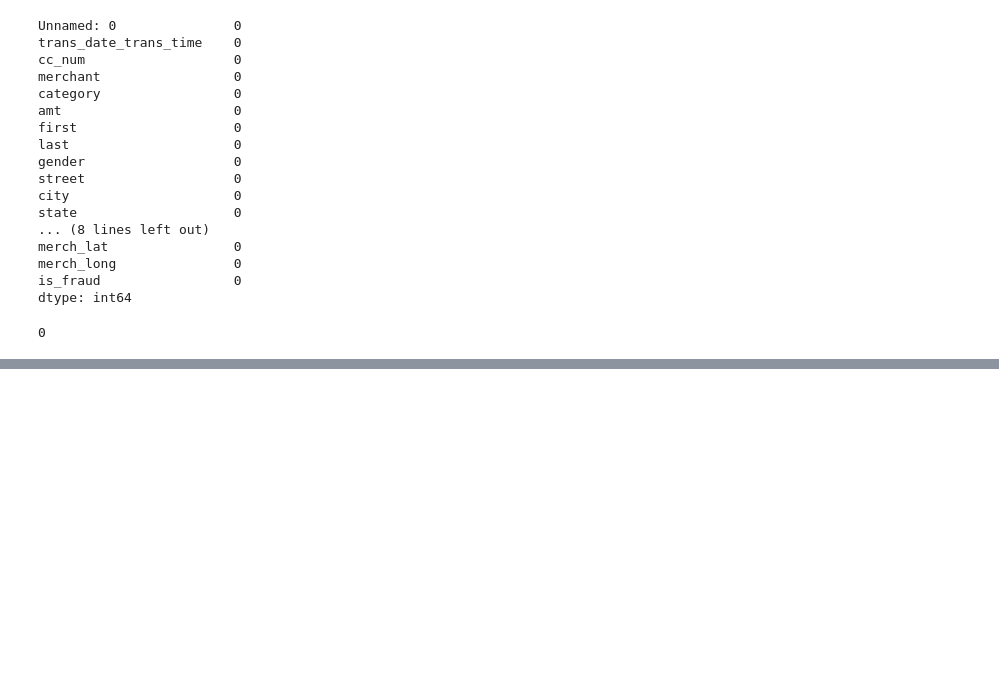
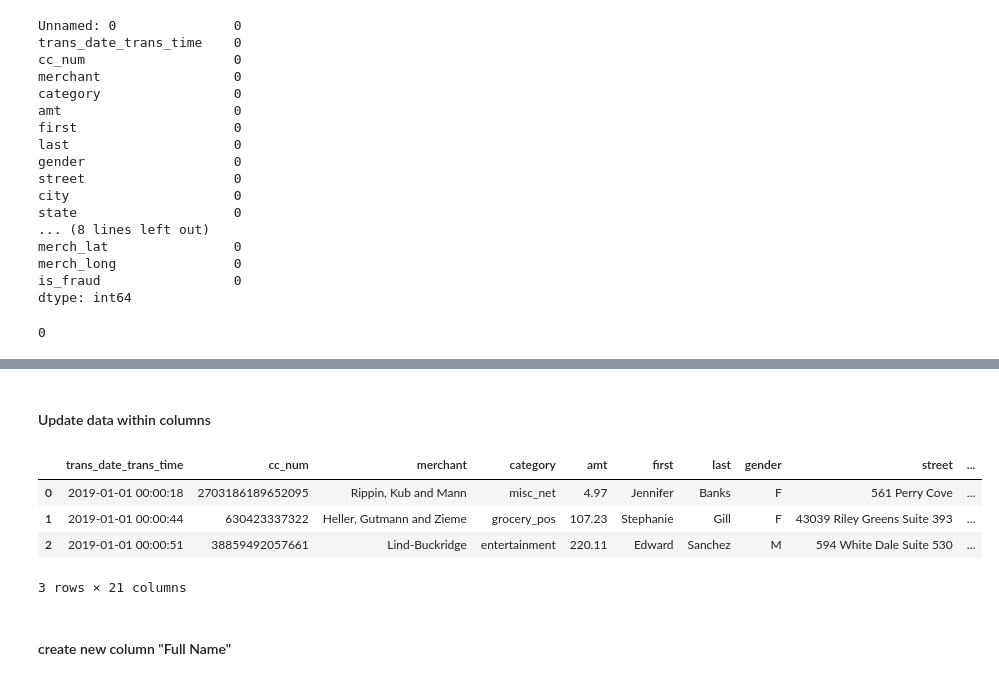
Before and after one commit to josie52123/credit_card_fraud_detection, a Jupyter notebook: EDA.ipynb, the cells around one changed output, grey strips where cells are left out. Drawn from its saved outputs; the diff is of its cells as text; code cells hidden in the pictures; blank space fills up the shorter version.

```diff
--- a/EDA.ipynb
+++ b/EDA.ipynb
@@ -73,0 +93,6 @@ df.duplicated().sum()
+# %%
+df['trans_date_trans_time']=pd.to_datetime(df['trans_date_trans_time'])
+# %%
+df['unix_time']=pd.to_datetime(df['unix_time'], unit='s')
+# %%
+df['dob']=pd.to_datetime(df['dob'])
@@ -73,0 +119,2 @@ df.duplicated().sum()
+# %% [markdown]
+#### Update data within columns
@@ -73,0 +123,10 @@ df.duplicated().sum()
+# %%
+df.head(3)
+# %% [output]
+|  | trans_date_trans_time | cc_num | merchant | category | amt | first | last | gender | street | ... |
+| 0 | 2019-01-01 00:00:18 | 2703186189652095 | Rippin, Kub and Mann | misc_net | 4.97 | Jennifer | Banks | F | 561 Perry Cove | ... |
+| 1 | 2019-01-01 00:00:44 | 630423337322 | Heller, Gutmann and Zieme | grocery_pos | 107.23 | Stephanie | Gill | F | 43039 Riley Greens Suite 393 | ... |
+| 2 | 2019-01-01 00:00:51 | 38859492057661 | Lind-Buckridge | entertainment | 220.11 | Edward | Sanchez | M | 594 White Dale Suite 530 | ... |
+3 rows × 21 columns
+# %% [markdown]
+#### create new column "Full Name"
```
Also changed, not shown: parts of 18 cells of this notebook.
